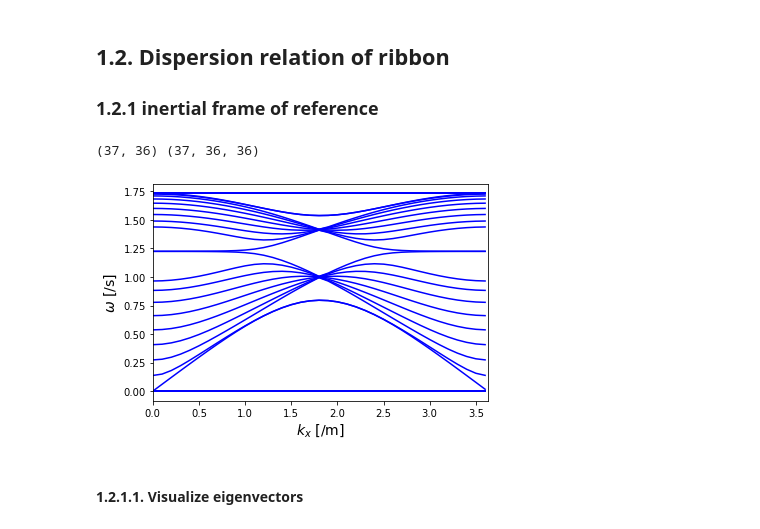
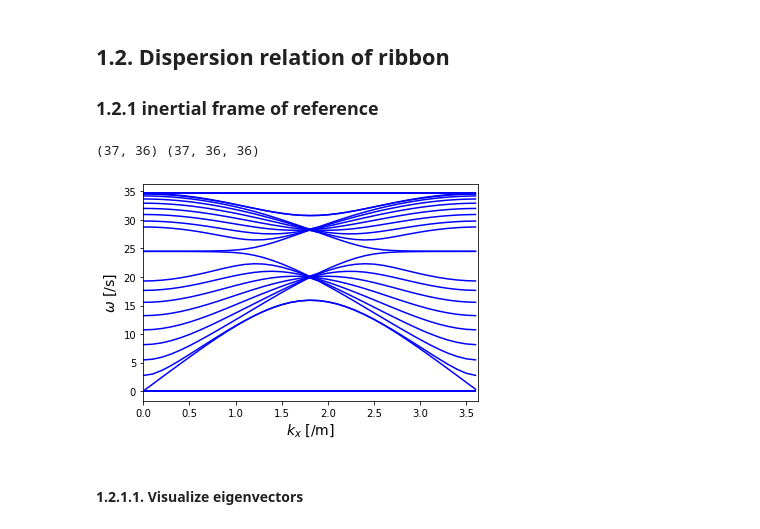
Before and after one commit to yoongun/topological-edge-modes-of-mechanical-lattice, a Jupyter notebook: experiment.ipynb, the cells around one changed output. Cells and saved outputs as stored; diff of their text form; code cells hidden in the pictures.

```diff
--- a/experiment.ipynb
+++ b/experiment.ipynb
@@ -298,7 +273,7 @@ import numpy as np
 import numpy.linalg as la
 
 
-O = 1.6
+O = 0
 C = 1.
 M = 1.
 w0 = np.sqrt(C / M)
@@ -598,7 +573,7 @@ fig, ax = plt.subplots(1)
 ax.set_aspect('equal')
 
 for c in offCoord:
-    hexagon = RegularPolygon((c[0] + np.sqrt(3) / 2, c[1]), numVertices=6, radius=a, alpha=0.1, edgecolor='k')
+    hexagon = RegularPolygon((c[0] + np.sqrt(3) / 2, c[1]), numVertices=6, radius=a, ec='silver', fill=False, lw=1.5)
     ax.add_patch(hexagon)
 plt.autoscale(enable = True)
 
@@ -735,8 +710,8 @@ import numpy as np
 import numpy.linalg as la
 
 # Experimental setup
-M = 1. # g
-C = 1. # N/m
+M = 0.01 # g
+C = 4. # N/m
 w0 = np.sqrt(C / M)
 a = 1. # distance between masses
 x = np.array([[1.], [0.]]) # x hat
@@ -772,34 +747,34 @@ for kx in kxs:
     ])
 
     for i in range(0, N * 2 * 2, 4):
         H[i:i+4, i:i+4] = L
     for i in range(0, N * 2 * 2 - 2, 2):
         if (i / 2) % 2 != 0:
             H[i:i+2, i+2:i+4] = -R33
             H[i+2:i+4, i:i+2] = -R33
 
     # Solve eigenvalue equation
     evals, evecs = la.eigh(w0**2 * H)
     idcs = np.argsort(evals)
     evals, evecs = evals[idcs], evecs[idcs]
     evals_all.append(evals)
     evecs_all.append(evecs)
 evals_all, evecs_all = np.array(evals_all, dtype=np.complex128), np.array(evecs_all, dtype=np.complex128)
 print(evals_all.shape, evecs_all.shape)
 
 
 import matplotlib.pyplot as plt
 # fig = plt.figure()
 for i in range(evals_all.shape[1]):
     plt.plot(kxs, np.sqrt(evals_all[:, i]).real, color='blue')
 plt.xlabel(r"$k_x$ [/m]", fontsize=14)
 plt.xlim(0, xmax)
 plt.ylabel(r"$\omega$ [/s]", fontsize=14)
 plt.show()
 # fig.savefig("1d-dispersion-coriolis-06.png")
 # %% [output]
 (37, 36) (37, 36, 36)
-[figure, old version]
+[figure, new version]
 # %% [markdown]
 #### 1.2.1.1. Visualize eigenvectors
 # %%
```
Also changed, not shown: parts of 7 cells of this notebook, 2 other files.
